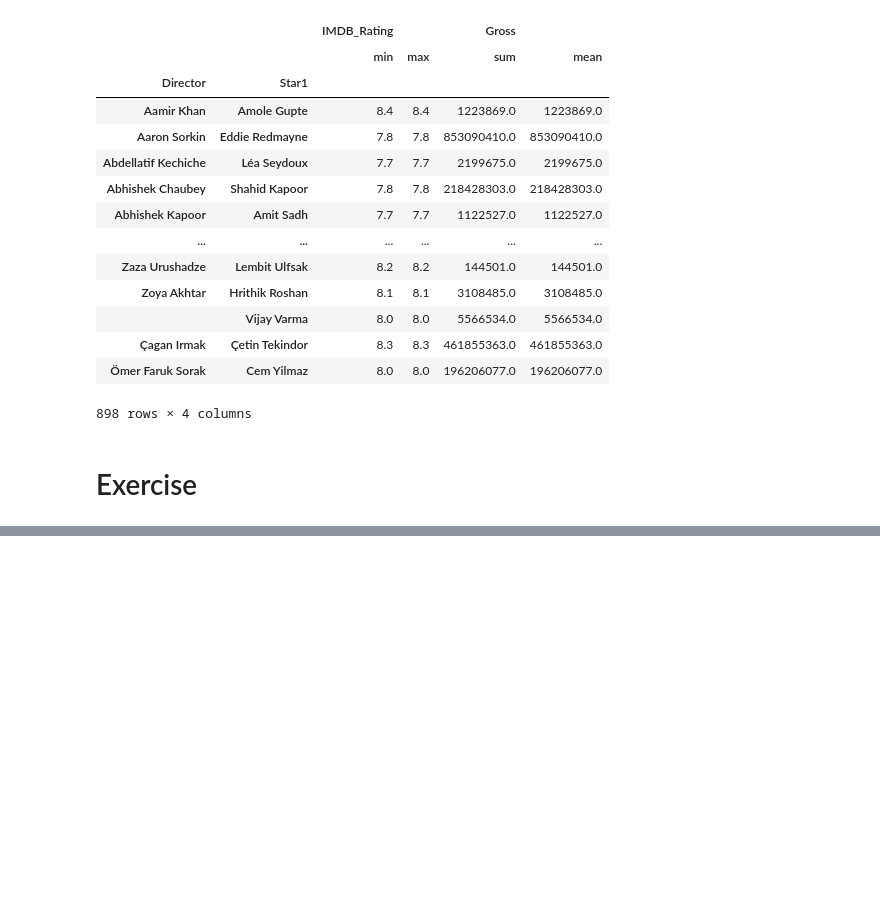
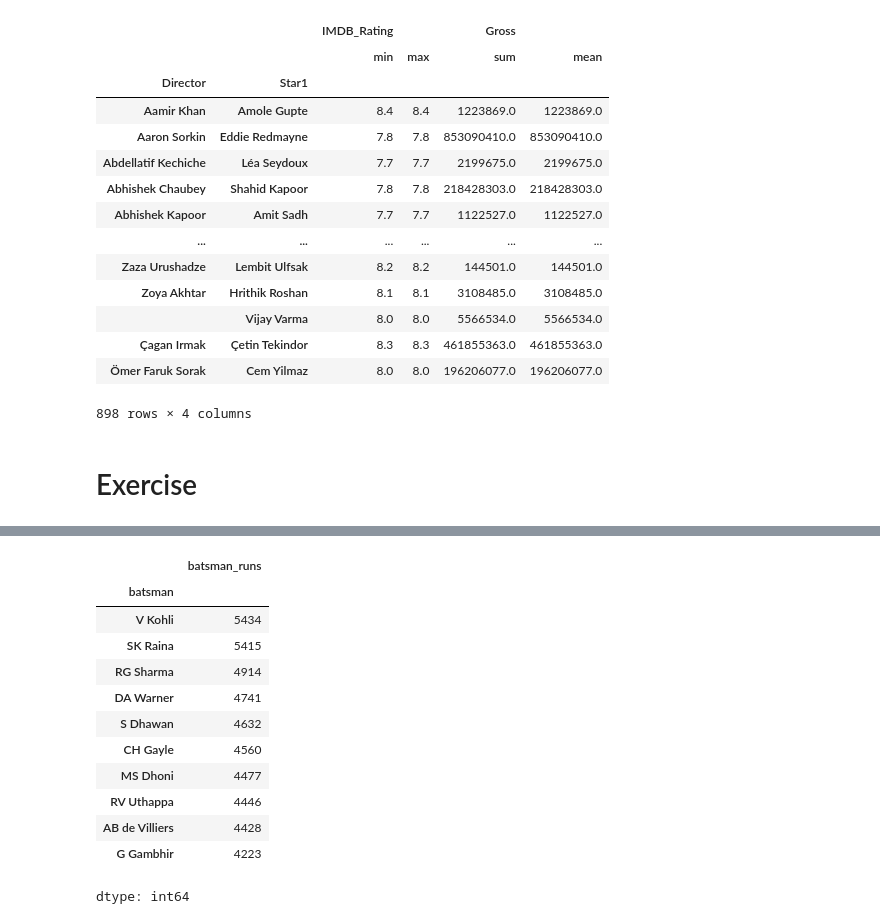
Before and after one commit to boradenihal15-beep/Python-libraries, a Jupyter notebook: Pandas/Grouping.ipynb, the cells around one changed output, grey strips where cells are left out. Drawn from its saved outputs; the diff is of its cells as text; code cells hidden in the pictures; blank space fills up the shorter version.

```diff
--- a/Pandas/Grouping.ipynb
+++ b/Pandas/Grouping.ipynb
@@ -437,0 +449,17 @@ duo.agg({
+# %%
+# find the top 10 batsman in terms of runs
+ipl.groupby('batsman')['batsman_runs'].sum().sort_values(ascending=False).head(10)
+# %% [output]
+|  | batsman_runs |
+| batsman |  |
+| V Kohli | 5434 |
+| SK Raina | 5415 |
+| RG Sharma | 4914 |
+| DA Warner | 4741 |
+| S Dhawan | 4632 |
+| CH Gayle | 4560 |
+| MS Dhoni | 4477 |
+| RV Uthappa | 4446 |
+| AB de Villiers | 4428 |
+| G Gambhir | 4223 |
+dtype: int64
```
Also changed, not shown: parts of 2 cells of this notebook.
